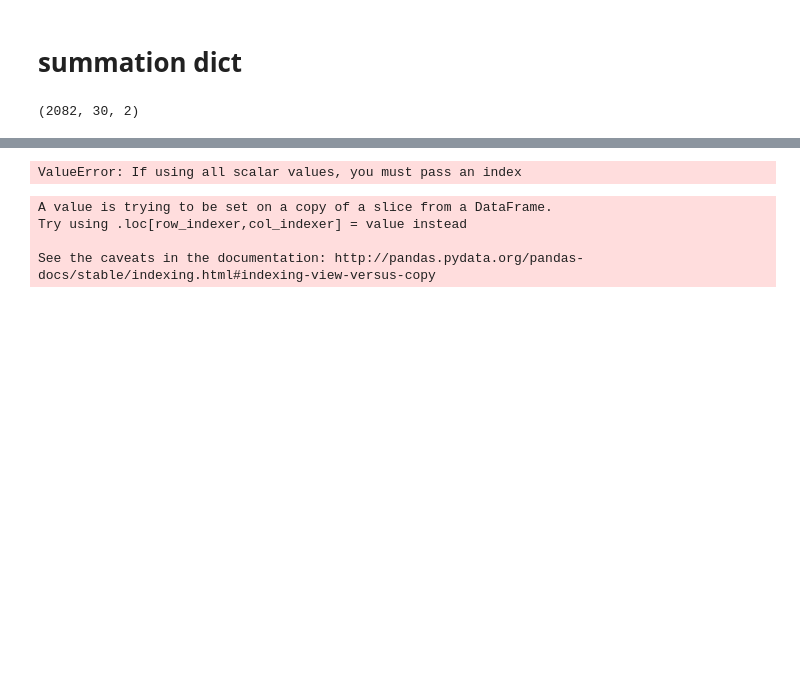
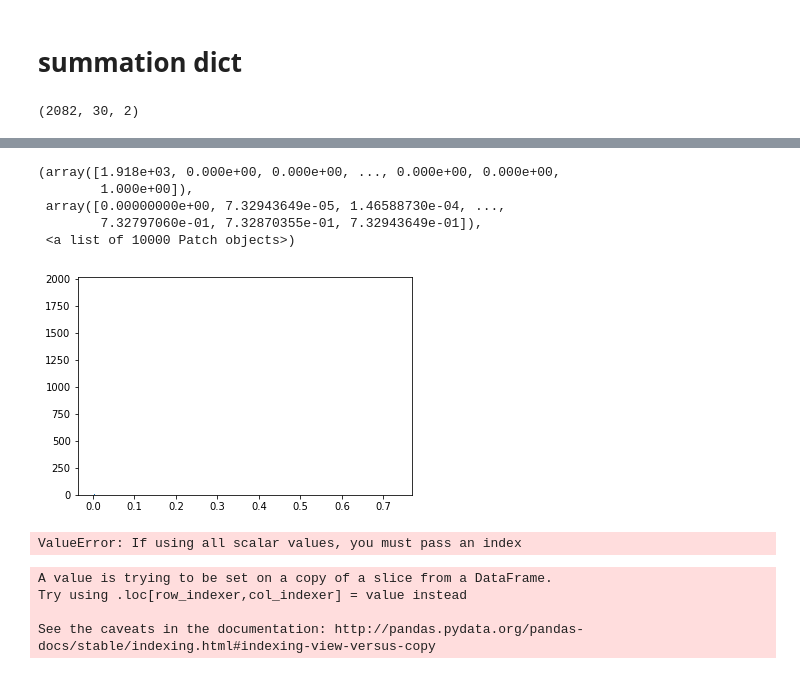
Before and after one commit to nogur9/Hackaton_03-2019, a Jupyter notebook: shared_data/Achinoam-2.ipynb, the cells around one changed output, grey strips where cells are left out. Cells and saved outputs as stored; diff of their text form; code cells hidden in the pictures; blank space fills up the shorter version.

```diff
--- a/shared_data/Achinoam-2.ipynb
+++ b/shared_data/Achinoam-2.ipynb
@@ -322,0 +359,10 @@ dict_values([0, 0, 0, 0, 0, 0.0040989898272111545, 0, 0, 0, 0, 0, 0, 0, 0, 0, 0,
+# %%
+import matplotlib.pyplot as plt
+plt.hist(summation_dict.values(), bins=10000)
+# %% [output]
+(array([1.918e+03, 0.000e+00, 0.000e+00, ..., 0.000e+00, 0.000e+00,
+        1.000e+00]),
+ array([0.00000000e+00, 7.32943649e-05, 1.46588730e-04, ...,
+        7.32797060e-01, 7.32870355e-01, 7.32943649e-01]),
+ <a list of 10000 Patch objects>)
+[figure, added]
```
Also changed, not shown: parts of 4 cells of this notebook.
